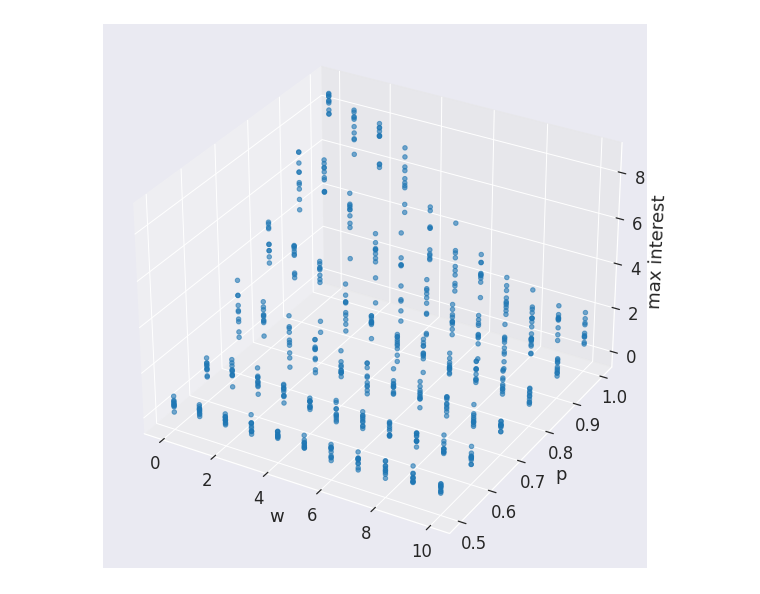
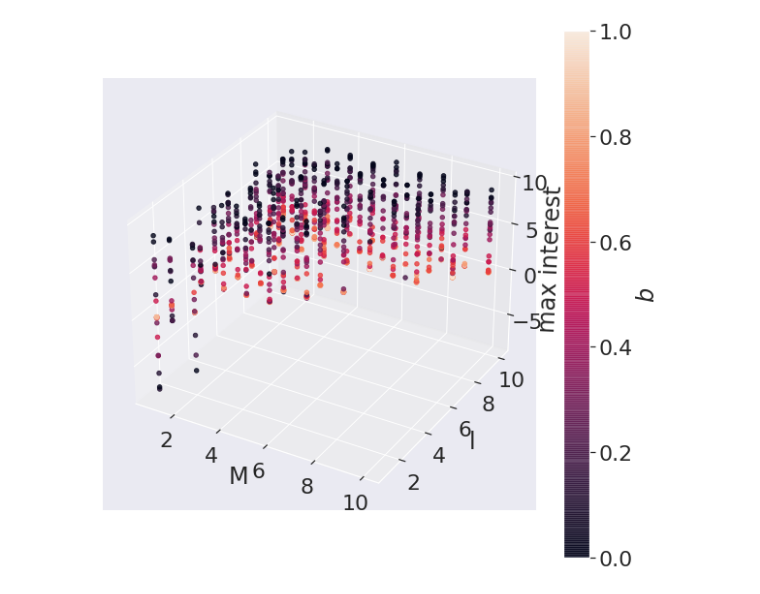
Before and after one commit to prog-autom/bandit-loops, a Jupyter notebook: notebooks/mldev_contour_plots.ipynb, the cells around one changed output. Saved outputs shown, nothing was run; the diff lists cells and outputs as text; code cells hidden in the pictures.

```diff
--- a/notebooks/mldev_contour_plots.ipynb
+++ b/notebooks/mldev_contour_plots.ipynb
@@ -4,6 +4,6 @@ import pandas as pd
 from matplotlib import pyplot as plt
 import seaborn as sns
 
-sns.set(font_scale=1.5, palette='tab20')
+sns.set(font_scale=2., palette='tab20')
 # %%
 data = pd.read_parquet("../results/grid_search/45/ts_model-state.parquet")
@@ -31,18 +56,23 @@ Text(0.5, 0, 'max interest')
 # %%
-data_1999 = data.where(data['round'] == 1999)
+data_1999 = data[data['round'] == 1999]
 
-X = data_1999['p']
-Y = data_1999['w']
+X = data_1999['M']
+Y = data_1999['l']
 Z = data_1999['max_interest']
+color = data_1999['b']
 
 fig = plt.figure(figsize=(10,10))
 ax = fig.add_subplot(projection='3d')
-plt.xlabel('w')
-plt.ylabel('p')
-ax.scatter(Y, X, Z, alpha=0.6)
-ax.set_xlabel("w")
-ax.set_ylabel("p")
+plt.xlabel('M')
+plt.ylabel('l')
+p = ax.scatter(Y, X, Z, c=color,alpha=0.8)
+
+cbar = fig.colorbar(p, ax=ax)
+cbar.set_label(r'$b$')
+
+ax.set_xlabel("M")
+ax.set_ylabel("l")
 ax.set_zlabel("max interest")
 plt.savefig('3d_var_wp_max_interest.pdf');
 # %% [output]
-[figure, old version]
+[figure, new version]
```
Also changed, not shown: parts of 6 cells of this notebook, 1 other file.
